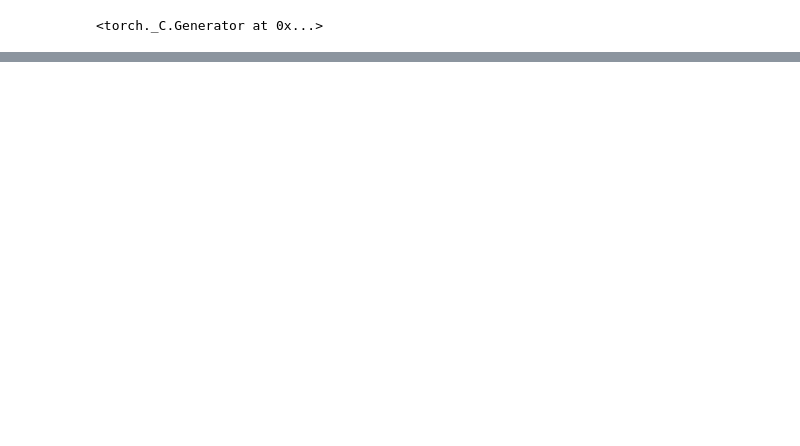
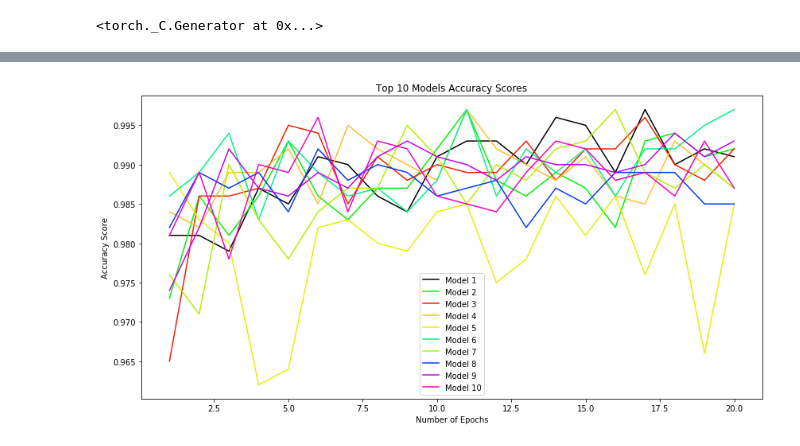
Before and after one commit to agroshar/DIT411-Introduction-to-AI, a Jupyter notebook: Top_n_models.ipynb, the cells around one changed output, grey strips where cells are left out. Saved outputs shown, nothing was run; the diff lists cells and outputs as text; code cells hidden in the pictures; blank space fills up the shorter version.

Commit message:
top 10 models with up to 20 epochs, DONE

```diff
--- a/Top_n_models.ipynb
+++ b/Top_n_models.ipynb
@@ -23,5 +21,5 @@ print(len(models_params_data))
 # %%
-show_top = 5
+show_top = 3
 for i in range(0, show_top):
     print((models_params_data[i][1]))
 # %% [output]
@@ -247,23 +280,22 @@ f.close()
 # %%
 import numpy as np
 import matplotlib.pyplot as plt
 
-epoch_range = list(range(1, epochs_+1, 1))
+epoch_range = list(range(1, epochs+1, 1))
 
-colors = ['#04f108', '#f11f04', '#f15704', '#e5f104', '#7af104', '#04f186', '#b2f104', '#043bf1', '#c204f1',
-          '#f104be', '#f10404']
+colors = ['#000000','#04f108', '#f11f04', '#FFBD33', '#e5f104', '#04f186', '#b2f104', '#043bf1', '#c204f1',
+          '#f104be']
 
 
-fig, ax = plt.subplots()
+fig, ax = plt.subplots(figsize=(14, 7))
 plt.title("Top 10 Models Accuracy Scores")
 
-plt.fig(figsize=(5,6))
-
-for i in range(epochs):
-    ax.plot(epoch_range, models_accuracies[i], colors[i], linewidth=1, label="Model "+str(i+1))
-#     ax.plot(t,models_accuracies[1], "b-", linewidth=1, label="Model 2")
+for i in range(top_models_num):
+    ax.plot(epoch_range, models_accuracies[i], colors[i], linewidth=1.5, label="Model "+str(i+1))
 
 ax.legend()
 ax.set_ylabel("Accuracy Score")
 ax.set_xlabel("Number of Epochs")
 plt.show()
+# %% [output]
+[figure, added]
```
Also changed, not shown: parts of 10 cells of this notebook.
